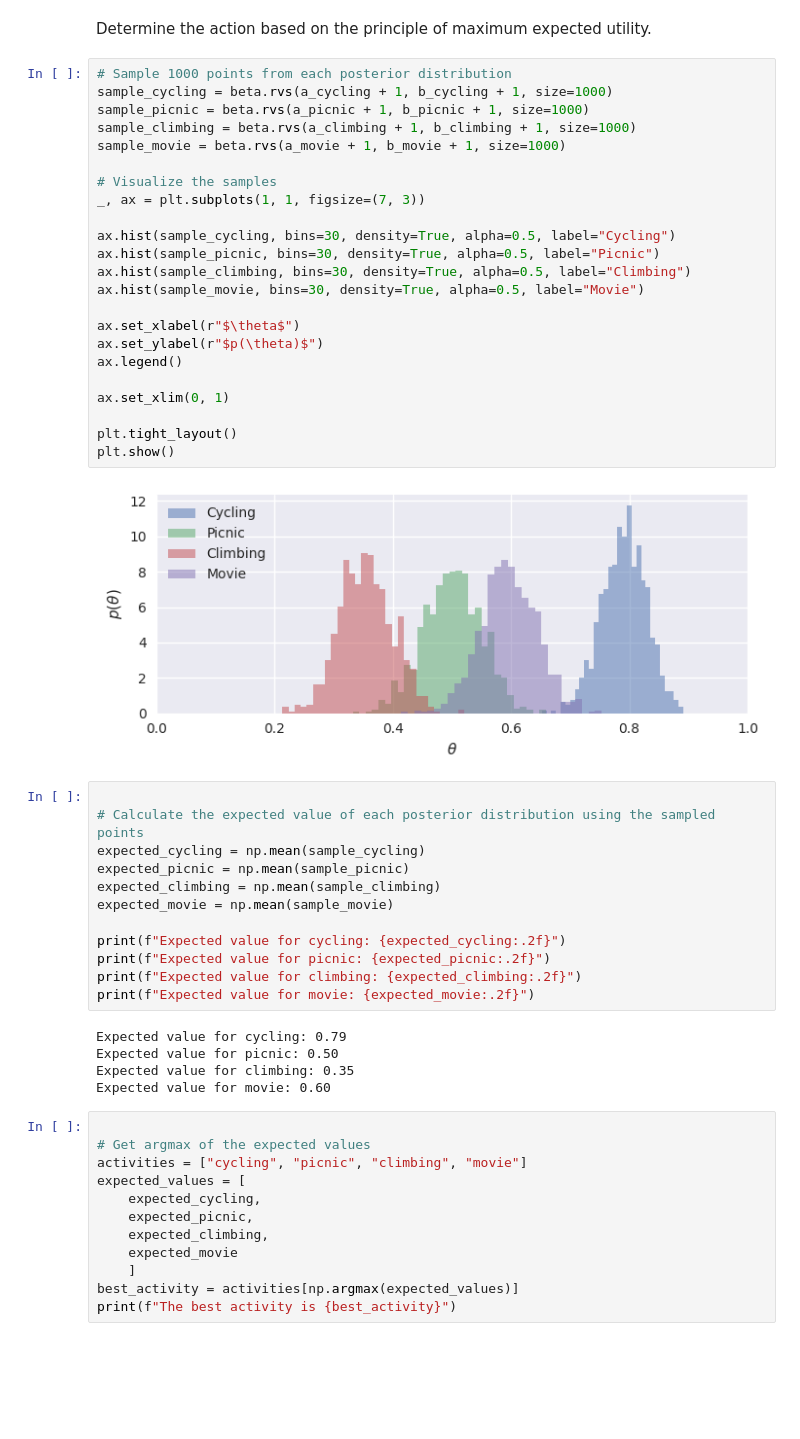
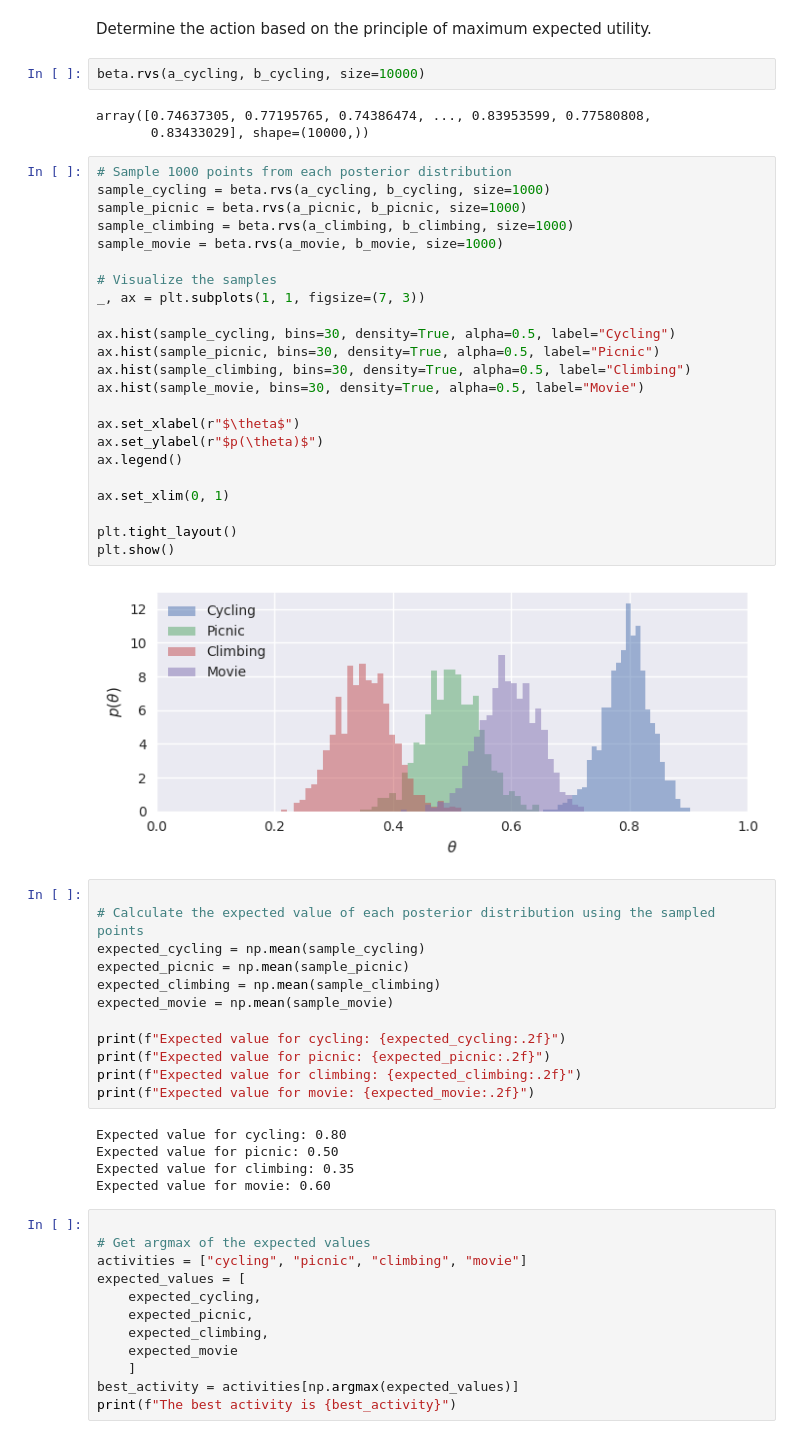
Before and after one commit to SMU-HCI/cs702-ci, a Jupyter notebook: 04_bayesian_inference/lecture/beta.ipynb, the cells around one changed output. Drawn from its saved outputs; the diff is of its cells as text; blank space fills up the shorter version.

```diff
--- a/04_bayesian_inference/lecture/beta.ipynb
+++ b/04_bayesian_inference/lecture/beta.ipynb
@@ -56,31 +57,36 @@ plt.show()
 [figure]
 # %% [markdown]
 Determine the action based on the principle of maximum expected utility.
+# %%
+beta.rvs(a_cycling, b_cycling, size=10000)
+# %% [output]
+array([0.74637305, 0.77195765, 0.74386474, ..., 0.83953599, 0.77580808,
+       0.83433029], shape=(10000,))
 # %%
 # Sample 1000 points from each posterior distribution
-sample_cycling = beta.rvs(a_cycling + 1, b_cycling + 1, size=1000)
-sample_picnic = beta.rvs(a_picnic + 1, b_picnic + 1, size=1000)
-sample_climbing = beta.rvs(a_climbing + 1, b_climbing + 1, size=1000)
-sample_movie = beta.rvs(a_movie + 1, b_movie + 1, size=1000)
+sample_cycling = beta.rvs(a_cycling, b_cycling, size=1000)
+sample_picnic = beta.rvs(a_picnic, b_picnic, size=1000)
+sample_climbing = beta.rvs(a_climbing, b_climbing, size=1000)
+sample_movie = beta.rvs(a_movie, b_movie, size=1000)
 
 # Visualize the samples
 _, ax = plt.subplots(1, 1, figsize=(7, 3))
 
 ax.hist(sample_cycling, bins=30, density=True, alpha=0.5, label="Cycling")
 ax.hist(sample_picnic, bins=30, density=True, alpha=0.5, label="Picnic")
 ax.hist(sample_climbing, bins=30, density=True, alpha=0.5, label="Climbing")
 ax.hist(sample_movie, bins=30, density=True, alpha=0.5, label="Movie")
 
 ax.set_xlabel(r"$\theta$")
 ax.set_ylabel(r"$p(\theta)$")
 ax.legend()
 
 ax.set_xlim(0, 1)
 
 plt.tight_layout()
 plt.show()
 # %% [output]
-[figure, old version]
+[figure, new version]
 # %%
 
 # Calculate the expected value of each posterior distribution using the sampled points
@@ -94,7 +100,7 @@ print(f"Expected value for picnic: {expected_picnic:.2f}")
 print(f"Expected value for climbing: {expected_climbing:.2f}")
 print(f"Expected value for movie: {expected_movie:.2f}")
 # %% [output]
-Expected value for cycling: 0.79
+Expected value for cycling: 0.80
 Expected value for picnic: 0.50
 Expected value for climbing: 0.35
 Expected value for movie: 0.60
```
Also changed, not shown: parts of 2 cells of this notebook.
